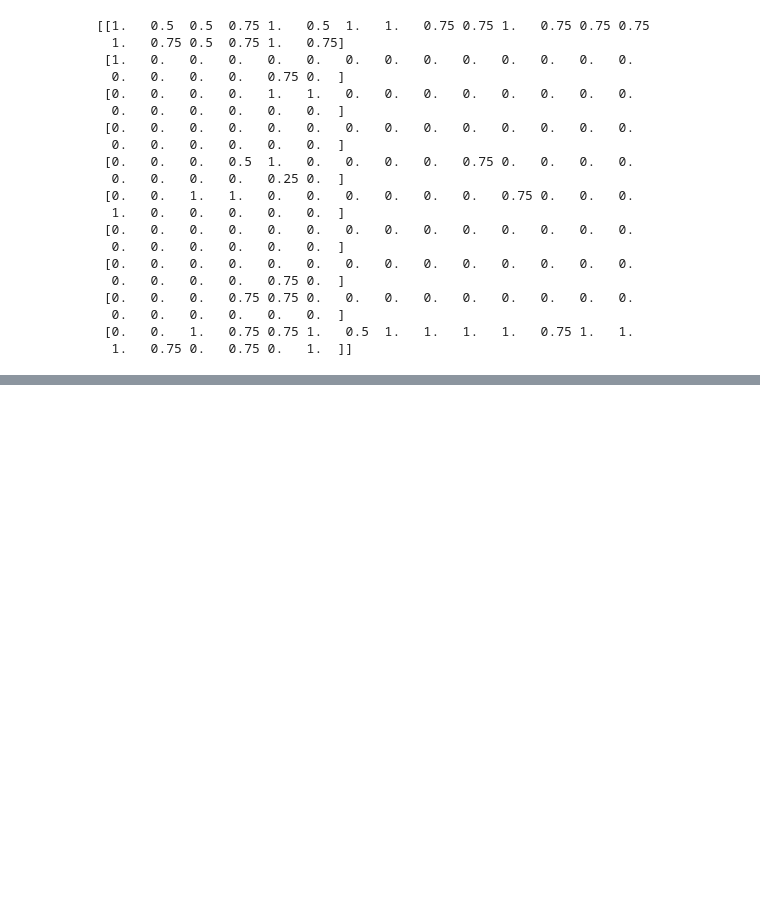
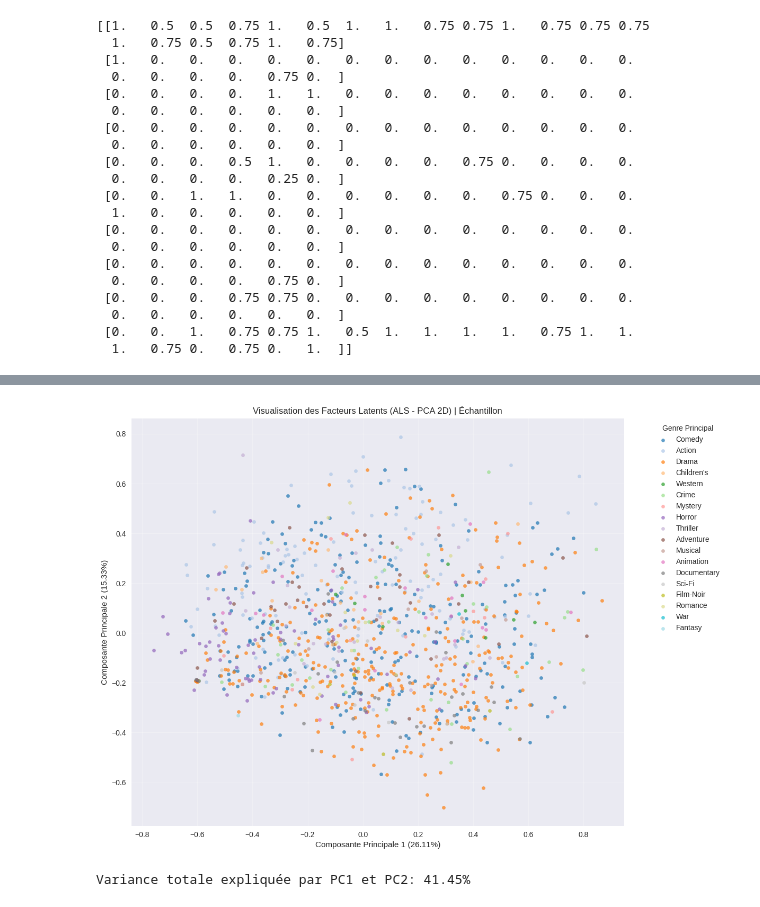
Before and after one commit to BoubaAhmed/ALS-Alternating-Least-Squares-Recommender, a Jupyter notebook: als-vs-svd-movies1m.ipynb, the cells around one changed output, grey strips where cells are left out. Drawn from its saved outputs; the diff is of its cells as text; code cells hidden in the pictures; blank space fills up the shorter version.

```diff
--- a/als-vs-svd-movies1m.ipynb
+++ b/als-vs-svd-movies1m.ipynb
@@ -1358,0 +1017,57 @@ print(f"\n✅ COMPARAISON TERMINÉE!")
+# %%
+# Extraire les facteurs latents des items
+item_factors = manual_model.item_factors
+
+# Appliquer PCA pour réduire à 2 dimensions
+pca = PCA(n_components=2, random_state=42)
+item_factors_2d = pca.fit_transform(item_factors)
+
+# Créer un DataFrame avec les résultats PCA
+factors_df = pd.DataFrame(item_factors_2d, columns=['PC1', 'PC2'])
+factors_df.index.name = 'Item_Internal_Index'
+
+# Créer le mapping inverse pour relier l'index interne au MovieID
+item_map_inv = {v: k for k, v in item_map.items()}
+factors_df['MovieID'] = factors_df.index.map(item_map_inv)
+
+# Fusionner avec le DataFrame 'movies' pour obtenir les titres et genres
+# On crée la colonne de Genre Principal pour la couleur du graphique
+movies['Main_Genre'] = movies['Genres'].apply(lambda x: x.split('|')[0])
+factors_df = factors_df.merge(movies[['MovieID', 'Title', 'Main_Genre']], on='MovieID', how='left')
+
+# Échantillonnage pour la visualisation (sinon trop de points)
+SAMPLE_SIZE = 1000
+if len(factors_df) > SAMPLE_SIZE:
+    sample_df = factors_df.sample(n=SAMPLE_SIZE, random_state=42)
+else:
+    sample_df = factors_df
+
+# Visualisation
+plt.figure(figsize=(12, 10), facecolor='none')
+
+# Définir une palette de couleurs basée sur le genre
+genres = sample_df['Main_Genre'].unique()
+colors = cm.get_cmap('tab20', len(genres))
+genre_to_color = {genre: colors(i) for i, genre in enumerate(genres)}
+
+for genre in genres:
+    subset = sample_df[sample_df['Main_Genre'] == genre]
+    plt.scatter(subset['PC1'], subset['PC2'],
+                s=20, alpha=0.7,
+                color=genre_to_color[genre],
+                label=genre)
+
+# Ajouter la variance expliquée aux étiquettes des axes
+explained_variance = pca.explained_variance_ratio_
+plt.title('Visualisation des Facteurs Latents (ALS - PCA 2D) | Échantillon')
+plt.xlabel(f'Composante Principale 1 ({explained_variance[0]*100:.2f}%)')
+plt.ylabel(f'Composante Principale 2 ({explained_variance[1]*100:.2f}%)')
+plt.legend(title='Genre Principal', bbox_to_anchor=(1.05, 1), loc='upper left')
+plt.grid(True, alpha=0.3)
+plt.show()
+
+# Interprétation
+print(f"Variance totale expliquée par PC1 et PC2: {(explained_variance[0] + explained_variance[1])*100:.2f}%")
+# %% [output]
+[figure, added]
+Variance totale expliquée par PC1 et PC2: 41.45%
```
Also changed, not shown: parts of 67 cells of this notebook, 21 other files.
